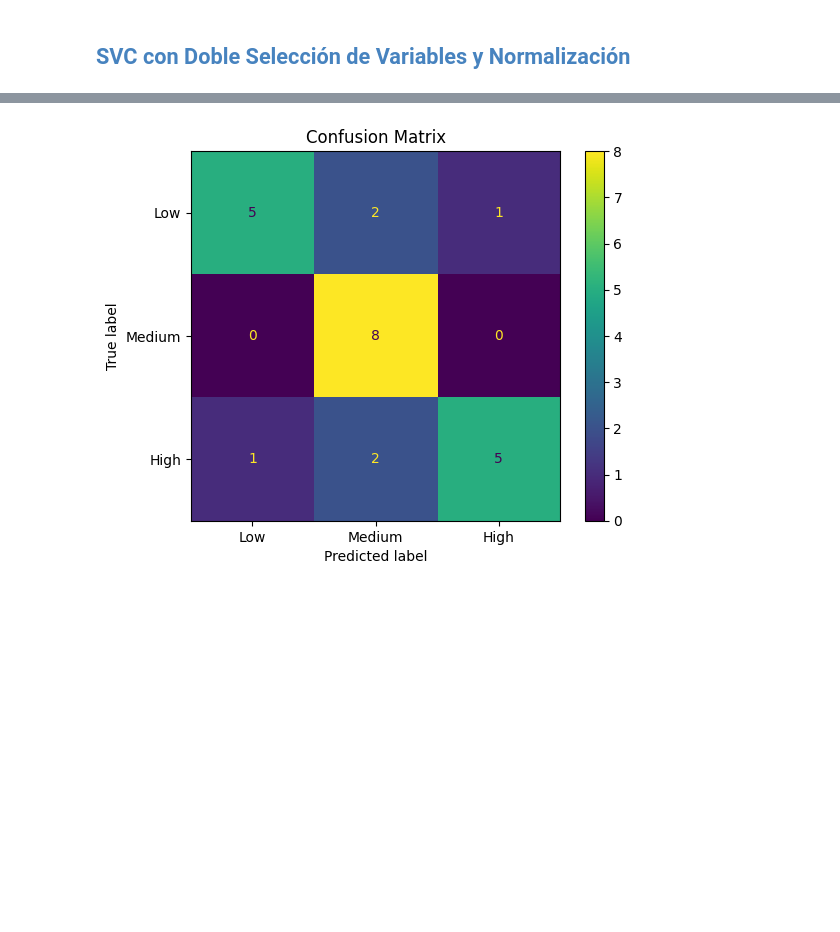
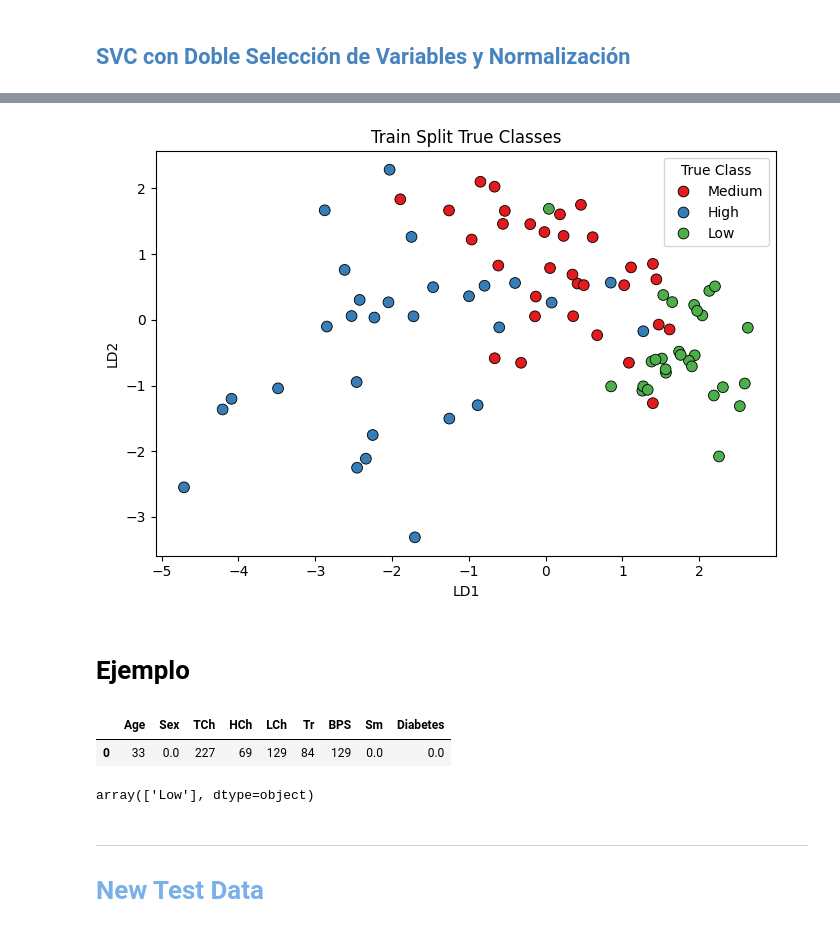
Before and after one commit to ch0fas/3erExamenEO, a Jupyter notebook: Examen3SVC.ipynb, the cells around one changed output, grey strips where cells are left out. Saved outputs shown, nothing was run; the diff lists cells and outputs as text; code cells hidden in the pictures; blank space fills up the shorter version.

```diff
--- a/Examen3SVC.ipynb
+++ b/Examen3SVC.ipynb
@@ -368,7 +405,8 @@ preprocessor_svm3 = Pipeline(steps=[
 X_train_transformed = preprocessor_svm3.fit_transform(X_train, y_train)
 X_test_transformed = preprocessor_svm3.transform(X_test)
 # %%
-svm3 = SVC(kernel='linear', C=0.5
+# Le colocamos una penalización
+svm3 = SVC(kernel='linear', C=0.5,
            )
 
 svm3.fit(X_train_transformed, y_train)
@@ -440,19 +466,0 @@ plt.show()
-# %%
-# Dimensionality Augmentation
-preprocessor_svm3_augmented = Pipeline(steps=[
-    # ('poly', PolynomialFeatures(degree=8, interaction_only=False, include_bias=False)),
-    ('pca', PCA(n_components=4)),
-    ('feature_selection', VarianceThreshold(threshold= 0.2)),  # Optional: tune threshold
-    # ('normalizer', Normalizer()),  # You might consider removing this to avoid distorting new features
-    ('scaler', StandardScaler()),
-    ('dim_reduction', LDA())
-])
-
-X_train_transformed = preprocessor_svm3_augmented.fit_transform(X_train, y_train)
-X_test_transformed = preprocessor_svm3_augmented.transform(X_test)
-# %%
-svm3 = SVC(kernel='linear', C=0.4
-           )
-
-svm3.fit(X_train_transformed, y_train)
-y_pred = svm3.predict(X_test_transformed)
@@ -563,9 +467,36 @@ weighted avg       0.78      0.75      0.74        24
-# %%
-# Matriz de Confusión
-cm = confusion_matrix(y_test, y_pred)
-cm_display = ConfusionMatrixDisplay(confusion_matrix = cm, display_labels = ['Low', 'Medium', 'High'])
-cm_display.plot()
-plt.title('Confusion Matrix')
-plt.show()
-# %% [output]
-[figure, removed]
+# %%
+fig, axes = plt.subplots(1, 1, figsize=(7, 5))
+
+# Plot values
+X_truth_df = pd.DataFrame(X_train_transformed, columns=['LD1', 'LD2'])
+X_truth_df['True Class'] = y_train.loc[X_train.index].reset_index(drop=True)
+
+sns.scatterplot(data=X_truth_df, x='LD1', y='LD2', hue='True Class', palette='Set1', ax=axes, s=60, edgecolor='k')
+axes.set_title('Train Split True Classes')
+axes.set_xlabel('LD1')
+axes.set_ylabel('LD2')
+
+plt.tight_layout()
+plt.show()
+# %% [output]
+[figure, added]
+# %% [markdown]
+# Ejemplo
+# %%
+test = pd.read_csv('data/test.csv')
+test['Sex'] = test['Sex'].map({'Female': 0.0, 'Male': 1.0})
+test['Diabetes'] = test['Diabetes'].map({'No': 0.0, 'Yes': 1.0})
+test['Sm'] = test['Sm'].map({'Non-smoker': 0.0, 'Smoker': 1.0})
+test
+# %% [output]
+|  | Age | Sex | TCh | HCh | LCh | Tr | BPS | Sm | Diabetes |
+| 0 | 33 | 0.0 | 227 | 69 | 129 | 84 | 129 | 0.0 | 0.0 |
+# %%
+test_transformed = preprocessor_svm3.transform(test)
+svm3.predict(test_transformed)
+# %% [output]
+array(['Low'], dtype=object)
+# %% [markdown]
+---
+
+# <font color= #79b0e9> **New Test Data** </font>
```
Also changed, not shown: parts of 39 cells of this notebook, 1 other file.
